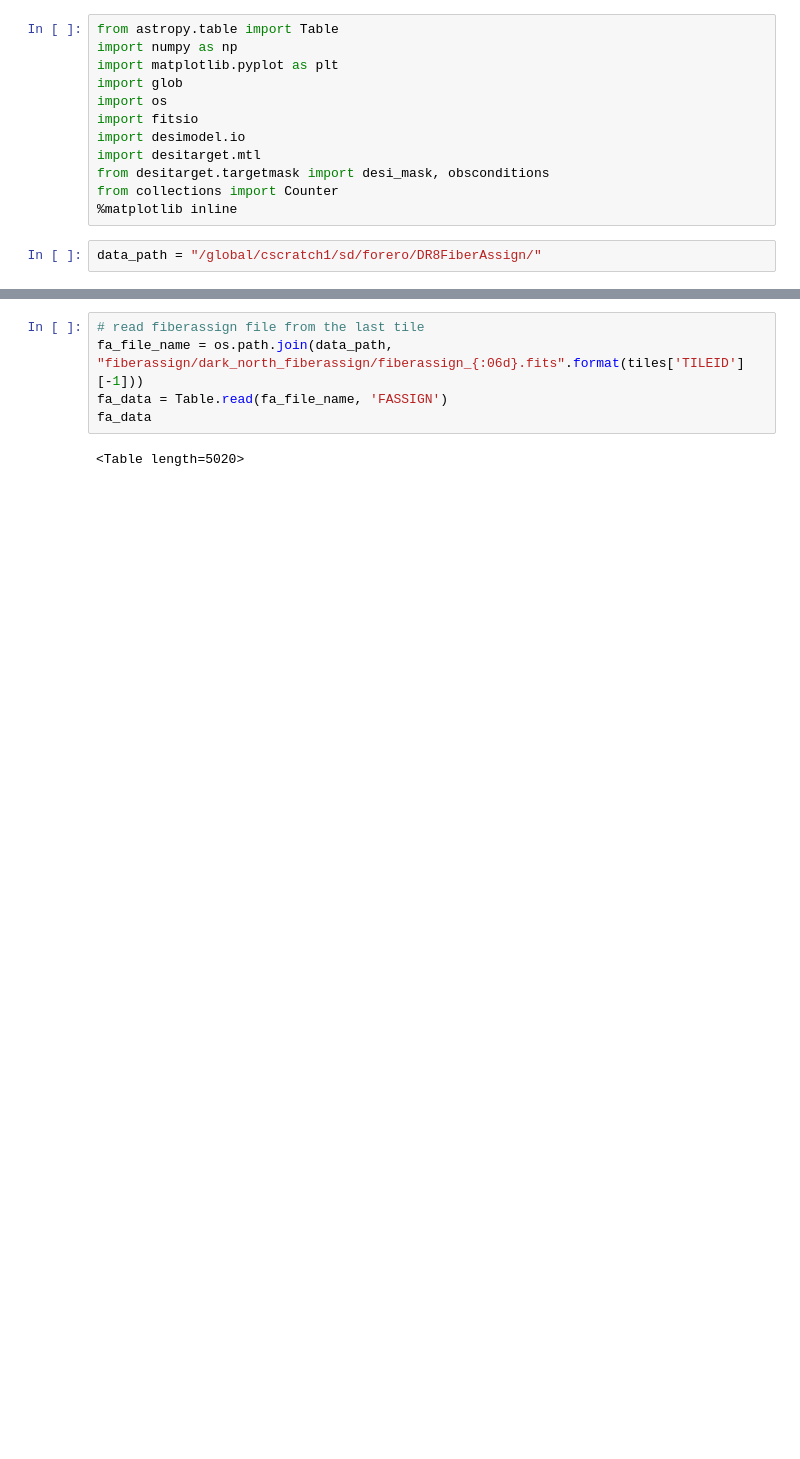
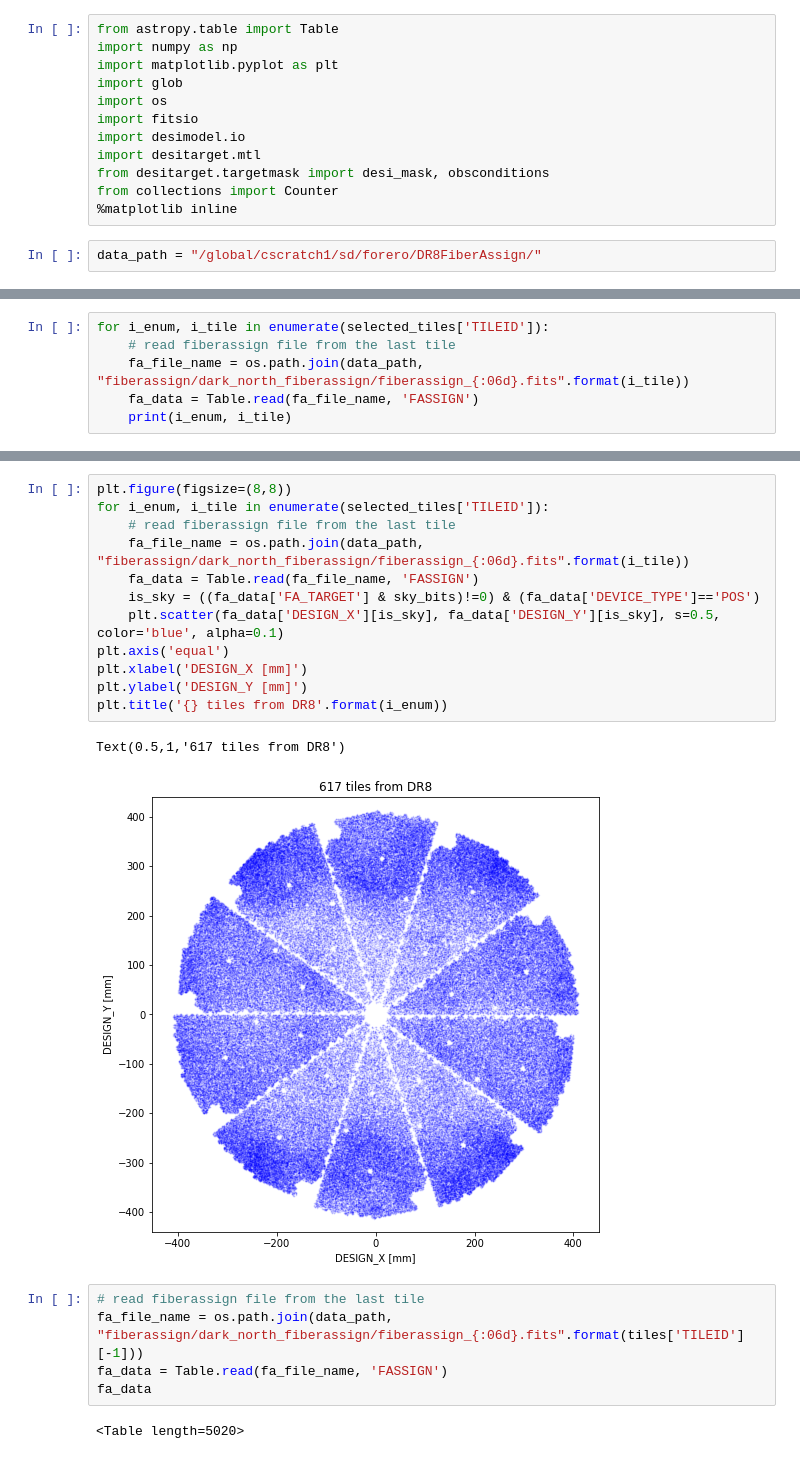
Before and after one commit to forero/fiberassign_explore, a Jupyter notebook: science_fibers_DR8.ipynb, the cells around one changed output, grey strips where cells are left out. Cells and saved outputs as stored; diff of their text form; blank space fills up the shorter version.

```diff
--- a/science_fibers_DR8.ipynb
+++ b/science_fibers_DR8.ipynb
@@ -38,0 +50,6 @@ tiles
+# %%
+for i_enum, i_tile in enumerate(selected_tiles['TILEID']):
+    # read fiberassign file from the last tile
+    fa_file_name = os.path.join(data_path, "fiberassign/dark_north_fiberassign/fiberassign_{:06d}.fits".format(i_tile))
+    fa_data = Table.read(fa_file_name, 'FASSIGN')
+    print(i_enum, i_tile)
@@ -39,3 +74,18 @@ tiles
+# %%
+plt.figure(figsize=(8,8))
+for i_enum, i_tile in enumerate(selected_tiles['TILEID']):
+    # read fiberassign file from the last tile
+    fa_file_name = os.path.join(data_path, "fiberassign/dark_north_fiberassign/fiberassign_{:06d}.fits".format(i_tile))
+    fa_data = Table.read(fa_file_name, 'FASSIGN')
+    is_sky = ((fa_data['FA_TARGET'] & sky_bits)!=0) & (fa_data['DEVICE_TYPE']=='POS')
+    plt.scatter(fa_data['DESIGN_X'][is_sky], fa_data['DESIGN_Y'][is_sky], s=0.5, color='blue', alpha=0.1)
+plt.axis('equal')
+plt.xlabel('DESIGN_X [mm]')
+plt.ylabel('DESIGN_Y [mm]')
+plt.title('{} tiles from DR8'.format(i_enum))
+# %% [output]
+Text(0.5,1,'617 tiles from DR8')
+[figure, added]
 # %%
 # read fiberassign file from the last tile
 fa_file_name = os.path.join(data_path, "fiberassign/dark_north_fiberassign/fiberassign_{:06d}.fits".format(tiles['TILEID'][-1]))
```
Also changed, not shown: parts of 4 cells of this notebook.
